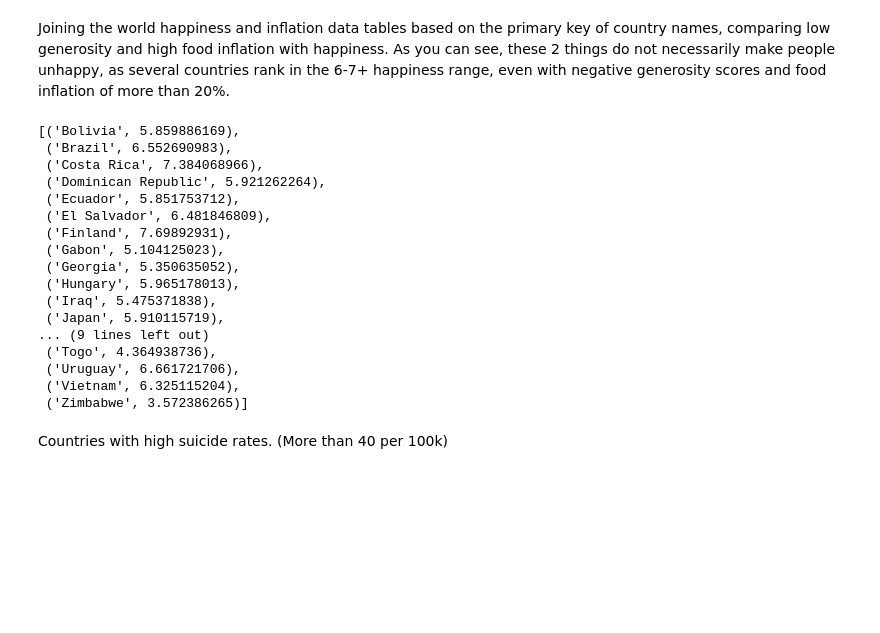
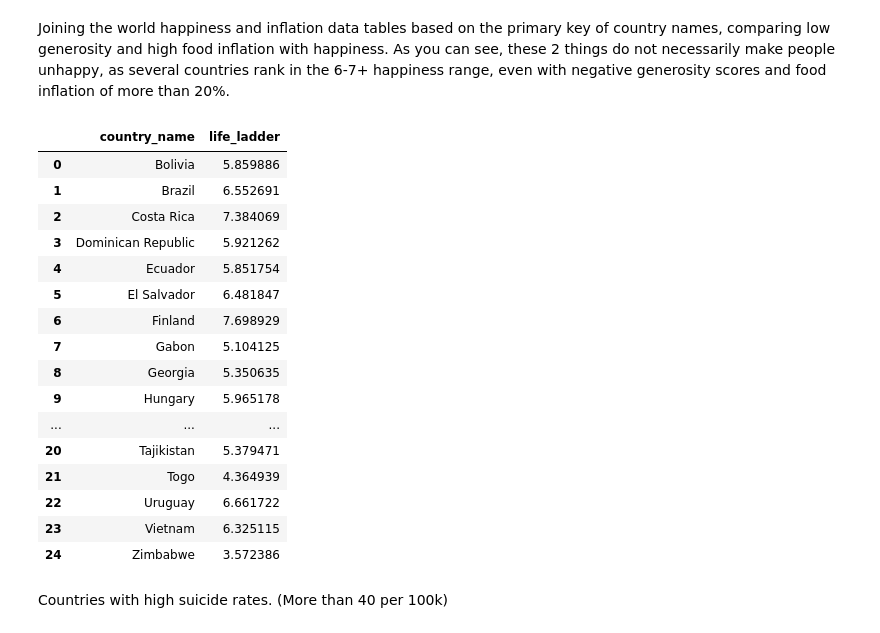
Before and after one commit to tara-hylton/world_happiness, a Jupyter notebook: world happiness.ipynb, the cells around one changed output. Cells and saved outputs as stored; diff of their text form; code cells hidden in the pictures; blank space fills up the shorter version.

```diff
--- a/world happiness.ipynb
+++ b/world happiness.ipynb
@@ -642,35 +702,35 @@ cursor.fetchall()
 Joining the world happiness and inflation data tables based on the primary key of country names, comparing low generosity and high food inflation with happiness.
 As you can see, these 2 things do not necessarily make people unhappy, as several countries rank in the 6-7+ happiness range, even with negative generosity scores and food inflation of more than 20%.
 # %%
-cursor.execute("""
+inflation = """
     SELECT world_happiness.country_name, world_happiness.life_ladder
     FROM world_happiness
     INNER JOIN inflation
     ON world_happiness.country_name = inflation.country
     WHERE world_happiness.generosity < 0 AND
     inflation.food_inflation > 20 AND
     inflation.year = 2023 AND
     world_happiness.year = 2023
-""")
-cursor.fetchall()
+"""
+query(inflation)
 # %% [output]
-[('Bolivia', 5.859886169),
- ('Brazil', 6.552690983),
- ('Costa Rica', 7.384068966),
- ('Dominican Republic', 5.921262264),
- ('Ecuador', 5.851753712),
- ('El Salvador', 6.481846809),
- ('Finland', 7.69892931),
- ('Gabon', 5.104125023),
- ('Georgia', 5.350635052),
- ('Hungary', 5.965178013),
- ('Iraq', 5.475371838),
- ('Japan', 5.910115719),
-... (9 lines left out)
- ('Togo', 4.364938736),
- ('Uruguay', 6.661721706),
- ('Vietnam', 6.325115204),
- ('Zimbabwe', 3.572386265)]
+|  | country_name | life_ladder |
+| 0 | Bolivia | 5.859886 |
+| 1 | Brazil | 6.552691 |
+| 2 | Costa Rica | 7.384069 |
+| 3 | Dominican Republic | 5.921262 |
+| 4 | Ecuador | 5.851754 |
+| 5 | El Salvador | 6.481847 |
+| 6 | Finland | 7.698929 |
+| 7 | Gabon | 5.104125 |
+| 8 | Georgia | 5.350635 |
+| 9 | Hungary | 5.965178 |
+| ... | ... | ... |
+| 20 | Tajikistan | 5.379471 |
+| 21 | Togo | 4.364939 |
+| 22 | Uruguay | 6.661722 |
+| 23 | Vietnam | 6.325115 |
+| 24 | Zimbabwe | 3.572386 |
 # %% [markdown]
 Countries with high suicide rates. (More than 40 per 100k)
 # %%
```
Also changed, not shown: parts of 8 cells of this notebook, 2 other files.
